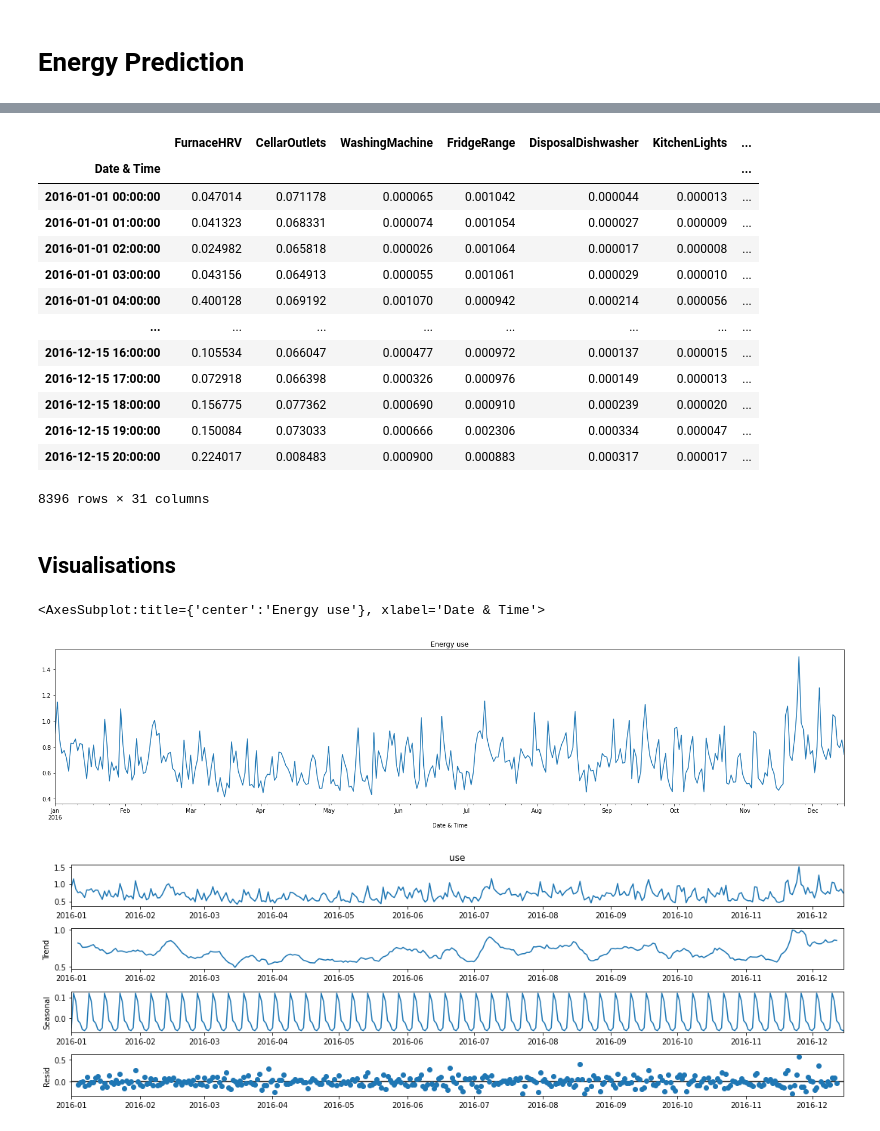
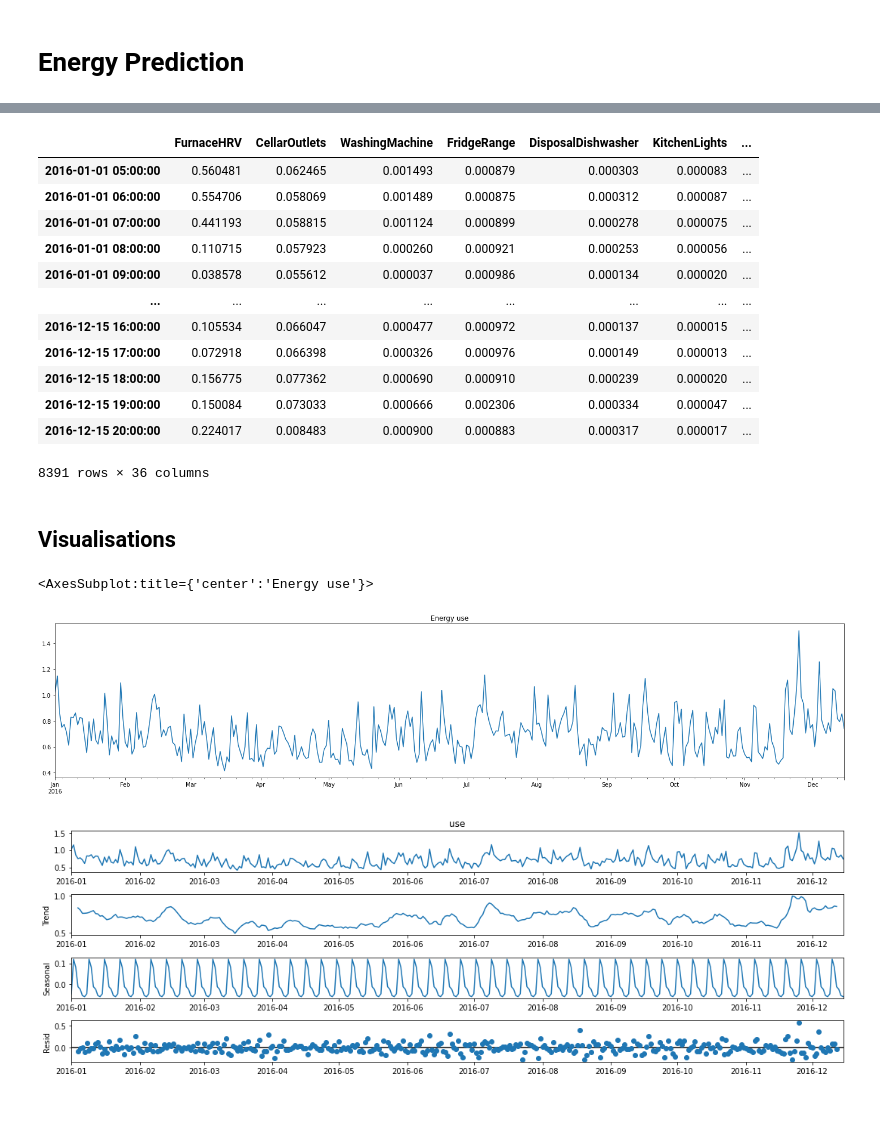
Before and after one commit to joaonpsilva/Tese_House_Energy_Prediciton, a Jupyter notebook: Energy_Pred_MultiVariate-Copy1.ipynb, the cells around one changed output, grey strips where cells are left out. Saved outputs shown, nothing was run; the diff lists cells and outputs as text; code cells hidden in the pictures.

```diff
--- a/Energy_Pred_MultiVariate-Copy1.ipynb
+++ b/Energy_Pred_MultiVariate-Copy1.ipynb
@@ -18,11 +18,12 @@ df1['Date & Time']= pd.to_datetime(df1['Date & Time'], format='%Y-%m-%d %H:%M:%S
 df1 = df1.set_index(df1['Date & Time'])
 df1 = df1[~df1.index.duplicated(keep='first')]
 df1.drop(df1.loc[df1['Date & Time'] > '2016-12-15 20:00:00'].index, inplace=True)
+df1.drop(df1.loc['2016-01-01 05:00:00' > df1['Date & Time']].index, inplace=True)
 df1 = df1.drop(['Date & Time'], axis=1)
 df1 = df1.drop(['use [kW]'], axis=1)
 df1 = df1.drop(['gen [kW]'], axis=1)
 df1 = df1.resample('H').mean()
-df1.dropna()
+df1 = df1.dropna()
 df1
 # %% [output]
 |  | FurnaceHRV [kW] | CellarOutlets [kW] | WashingMachine [kW] | FridgeRange [kW] | DisposalDishwasher [kW] | ... |
@@ -44,11 +45,13 @@ df2 = pd.read_csv("../datsets/dataset2/HomeA-electrical/HomeA/2016/HomeA-meter3_
 df2['Date & Time']= pd.to_datetime(df2['Date & Time'], format='%Y-%m-%d %H:%M:%S')
 df2 = df2.set_index(df2['Date & Time'])
 df2 = df2[~df2.index.duplicated(keep='first')]
+df2.drop(df2.loc[df2['Date & Time'] > '2016-12-15 20:00:00'].index, inplace=True)
+df2.drop(df2.loc['2016-01-01 05:00:00' > df2['Date & Time']].index, inplace=True)
 df2 = df2.drop(['Date & Time'], axis=1)
 df2 = df2.drop(['use [kW]'], axis=1)
 df2 = df2.drop(['gen [kW]'], axis=1)
 df2 = df2.resample('H').mean()
-df2.dropna()
+df2 = df2.dropna()
 df2
 # %% [output]
 |  | ElectricRange [kW] | Dryer [kW] | GarageMudroomLights [kW] | DiningRoomOutlets [kW] | MudroomOutlets [kW] | ... |
@@ -71,12 +74,13 @@ df3['Date & Time']= pd.to_datetime(df3['Date & Time'], format='%Y-%m-%d %H:%M:%S
 df3 = df3.set_index(df3['Date & Time'])
 df3 = df3[~df3.index.duplicated(keep='first')]
 df3.drop(df3.loc[df3['Date & Time'] > '2016-12-15 20:00:00'].index, inplace=True)
+df3.drop(df3.loc['2016-01-01 05:00:00' > df3['Date & Time']].index, inplace=True)
 df3 = df3.drop(['Date & Time'], axis=1)
 df3 = df3.drop(['use [kW]'], axis=1)
 df3 = df3.drop(['gen [kW]'], axis=1)
 df3 = df3.drop(['MasterOutlets [kW]'], axis=1)
 df3 = df3.resample('H').mean()
-df3.dropna()
+df3 = df3.dropna()
 df3
 # %% [output]
 |  | KitchenDenLights [kW] | MasterBedBathLights [kW] | DenOutdoorLights [kW] | DenOutlets [kW] | ... |
@@ -95,0 +100,25 @@ df3
+# %%
+dfWheather = pd.read_csv("../datsets/dataset2/HomeA-weather/HomeA/homeA2016.csv", delimiter = ',')
+dfWheather['time']= pd.to_datetime(dfWheather['time'],unit='s')
+dfWheather = dfWheather.set_index(dfWheather['time'])
+dfWheather = dfWheather[~dfWheather.index.duplicated(keep='first')]
+dfWheather.drop(dfWheather.loc[dfWheather['time'] > '2016-12-15 20:00:00'].index, inplace=True)
+dfWheather.drop(dfWheather.loc['2016-01-01 05:00:00' > dfWheather['time']].index, inplace=True)
+dfWheather = dfWheather.drop(['time'], axis=1)
+
+dfWheather = dfWheather.drop(['icon'], axis=1)
+dfWheather = dfWheather.drop(['summary'], axis=1)
+dfWheather = dfWheather.drop(['apparentTemperature'], axis=1)
+dfWheather = dfWheather.drop(['cloudCover'], axis=1)
+dfWheather = dfWheather.drop(['precipProbability'], axis=1)
+dfWheather = dfWheather.drop(['precipIntensity'], axis=1) #0
+dfWheather = dfWheather.drop(['windBearing'], axis=1)#NAN
+dfWheather = dfWheather.drop(['windSpeed'], axis=1)#NAN
+
+
+dfWheather = dfWheather.resample('H').mean()
+dfWheather = dfWheather.dropna()
+
+dfWheather
+#a = dfWheather[dfWheather.isna().any(axis=1)]
+#a
@@ -96,34 +140,35 @@ df3
 # %%
 df = pd.concat([df1, df2, df3], axis=1)
 df.loc[:,'use'] = df.sum(axis=1)
+
+df = pd.concat([df, dfWheather], axis=1)
 
 df = df.dropna()
 
 #Retirar [kW]
 df.columns = [col.replace(' [kW]', '') for col in df.columns]
 df
 # %% [output]
 |  | FurnaceHRV | CellarOutlets | WashingMachine | FridgeRange | DisposalDishwasher | KitchenLights | ... |
-| Date & Time |  |  |  |  |  |  | ... |
-| 2016-01-01 00:00:00 | 0.047014 | 0.071178 | 0.000065 | 0.001042 | 0.000044 | 0.000013 | ... |
-| 2016-01-01 01:00:00 | 0.041323 | 0.068331 | 0.000074 | 0.001054 | 0.000027 | 0.000009 | ... |
-| 2016-01-01 02:00:00 | 0.024982 | 0.065818 | 0.000026 | 0.001064 | 0.000017 | 0.000008 | ... |
-| 2016-01-01 03:00:00 | 0.043156 | 0.064913 | 0.000055 | 0.001061 | 0.000029 | 0.000010 | ... |
-| 2016-01-01 04:00:00 | 0.400128 | 0.069192 | 0.001070 | 0.000942 | 0.000214 | 0.000056 | ... |
+| 2016-01-01 05:00:00 | 0.560481 | 0.062465 | 0.001493 | 0.000879 | 0.000303 | 0.000083 | ... |
+| 2016-01-01 06:00:00 | 0.554706 | 0.058069 | 0.001489 | 0.000875 | 0.000312 | 0.000087 | ... |
+| 2016-01-01 07:00:00 | 0.441193 | 0.058815 | 0.001124 | 0.000899 | 0.000278 | 0.000075 | ... |
+| 2016-01-01 08:00:00 | 0.110715 | 0.057923 | 0.000260 | 0.000921 | 0.000253 | 0.000056 | ... |
+| 2016-01-01 09:00:00 | 0.038578 | 0.055612 | 0.000037 | 0.000986 | 0.000134 | 0.000020 | ... |
 | ... | ... | ... | ... | ... | ... | ... | ... |
 | 2016-12-15 16:00:00 | 0.105534 | 0.066047 | 0.000477 | 0.000972 | 0.000137 | 0.000015 | ... |
 | 2016-12-15 17:00:00 | 0.072918 | 0.066398 | 0.000326 | 0.000976 | 0.000149 | 0.000013 | ... |
 | 2016-12-15 18:00:00 | 0.156775 | 0.077362 | 0.000690 | 0.000910 | 0.000239 | 0.000020 | ... |
 | 2016-12-15 19:00:00 | 0.150084 | 0.073033 | 0.000666 | 0.002306 | 0.000334 | 0.000047 | ... |
 | 2016-12-15 20:00:00 | 0.224017 | 0.008483 | 0.000900 | 0.000883 | 0.000317 | 0.000017 | ... |
-8396 rows × 31 columns
+8391 rows × 36 columns
 # %% [markdown]
 ## Visualisations
 # %%
 df['use'].resample(rule='D').mean().plot(figsize=(25,5), title="Energy use")    #group by day
 # %% [output]
-<AxesSubplot:title={'center':'Energy use'}, xlabel='Date & Time'>
+<AxesSubplot:title={'center':'Energy use'}>
-[figure, old version]
+[figure, new version]
 # %%
 from statsmodels.tsa.seasonal import seasonal_decompose
 
```
Also changed, not shown: parts of 12 cells of this notebook.
